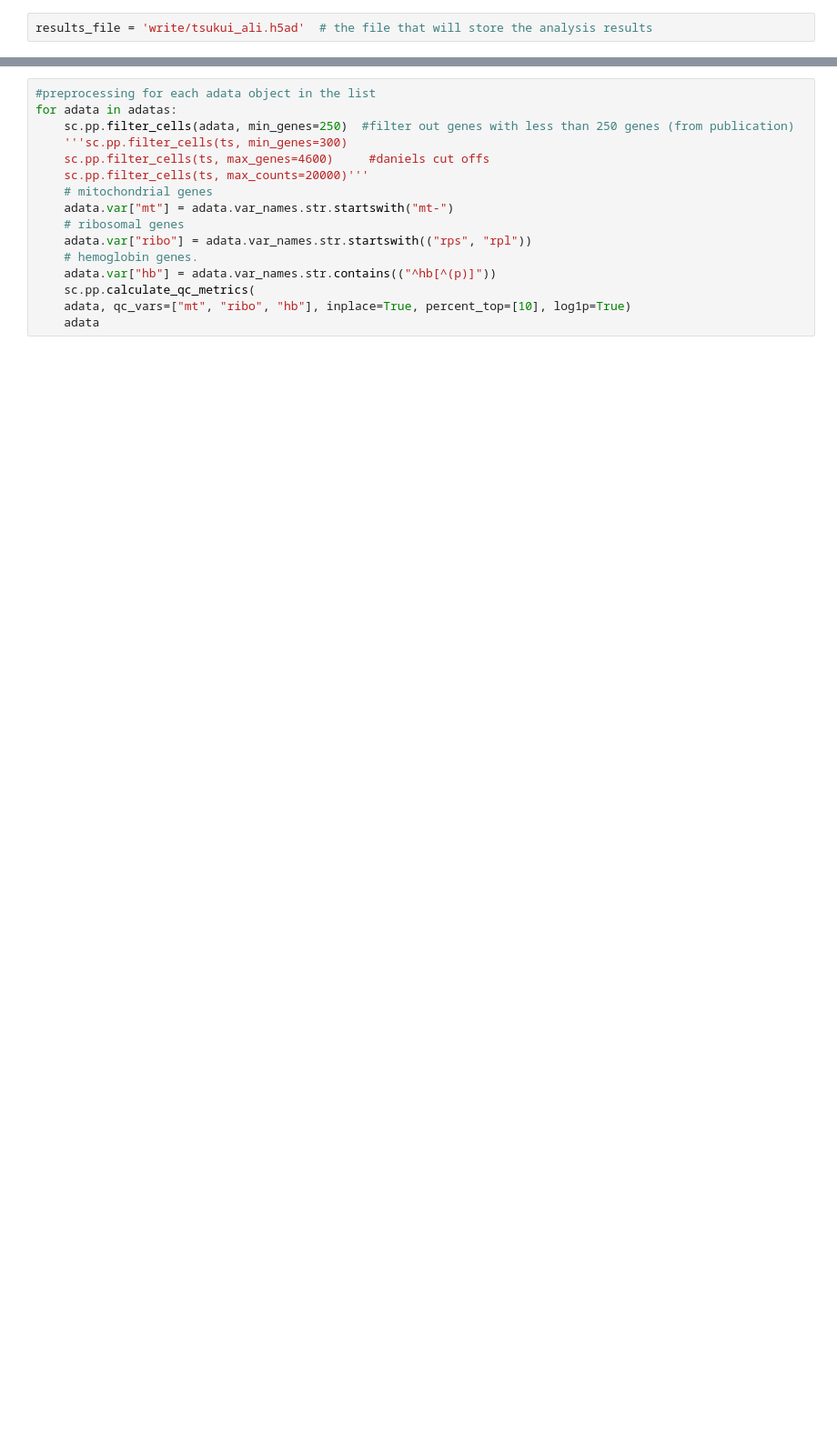
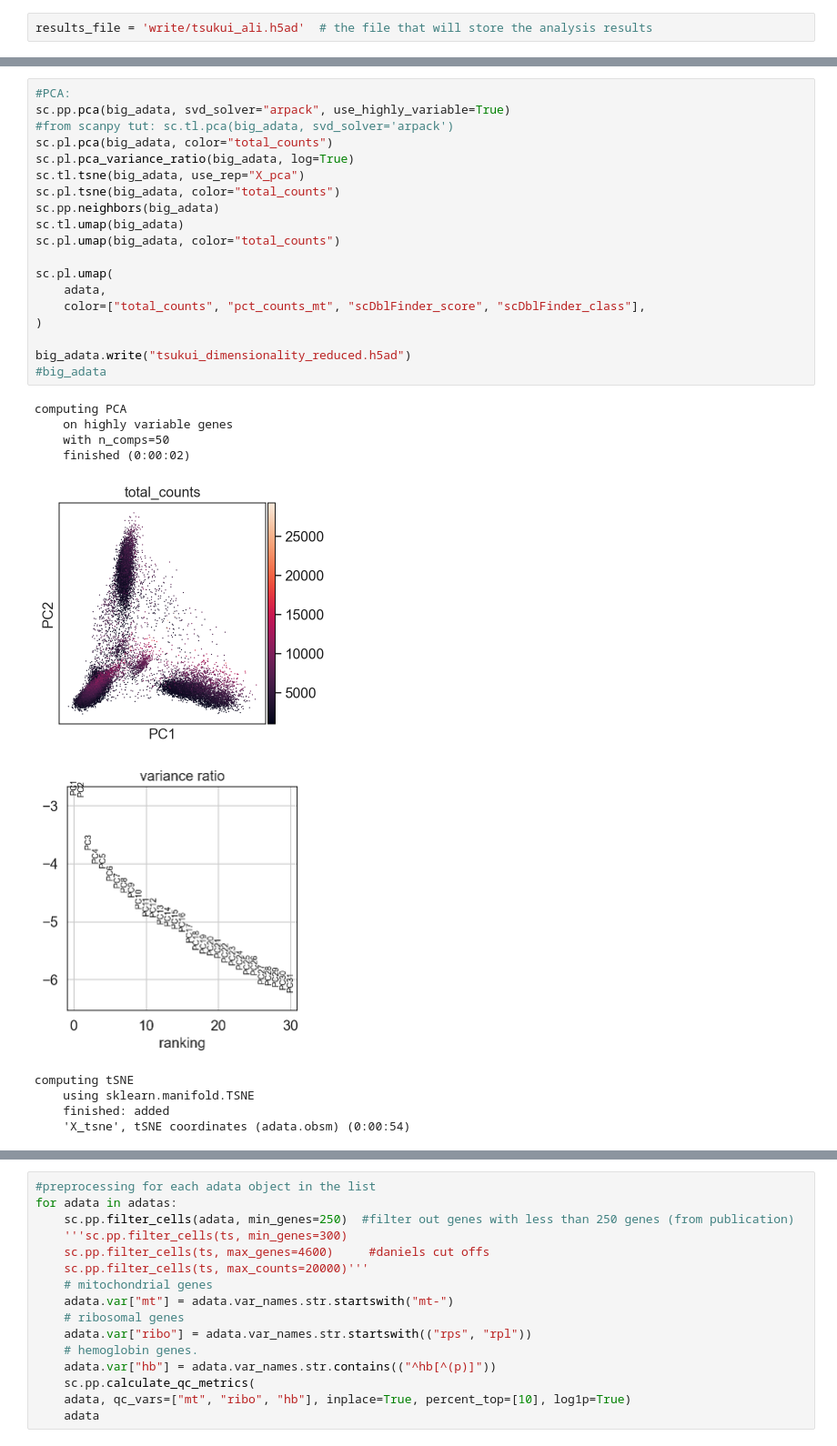
Before and after one commit to lueckenlab/masterpraktikum_fibrosis_atlas, a Jupyter notebook: notebooks/Tsukui/tsukui.ipynb, the cells around one changed output, grey strips where cells are left out. Shown at 91% size. Cells and saved outputs as stored; diff of their text form; blank space fills up the shorter version.

Commit message:
push notebook tsukui

```diff
--- a/notebooks/Tsukui/tsukui.ipynb
+++ b/notebooks/Tsukui/tsukui.ipynb
@@ -70,0 +376,30 @@ adatas[1].obs
+# %%
+#PCA:
+sc.pp.pca(big_adata, svd_solver="arpack", use_highly_variable=True)
+#from scanpy tut: sc.tl.pca(big_adata, svd_solver='arpack')
+sc.pl.pca(big_adata, color="total_counts")
+sc.pl.pca_variance_ratio(big_adata, log=True)
+sc.tl.tsne(big_adata, use_rep="X_pca")
+sc.pl.tsne(big_adata, color="total_counts")
+sc.pp.neighbors(big_adata)
+sc.tl.umap(big_adata)
+sc.pl.umap(big_adata, color="total_counts")
+
+sc.pl.umap(
+    adata,
+    color=["total_counts", "pct_counts_mt", "scDblFinder_score", "scDblFinder_class"],
+)
+
+big_adata.write("tsukui_dimensionality_reduced.h5ad")
+#big_adata
+# %% [output]
+computing PCA
+    on highly variable genes
+    with n_comps=50
+    finished (0:00:02)
+[figure, added]
+[figure, added]
+computing tSNE
+    using sklearn.manifold.TSNE
+    finished: added
+    'X_tsne', tSNE coordinates (adata.obsm) (0:00:54)
```
Also changed, not shown: parts of 13 cells of this notebook.
